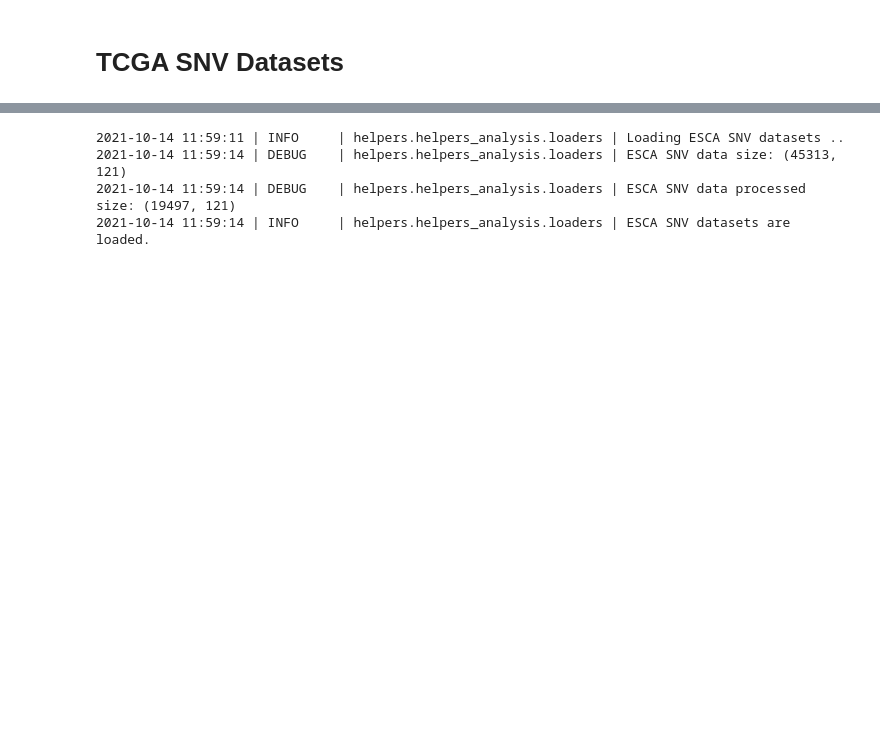
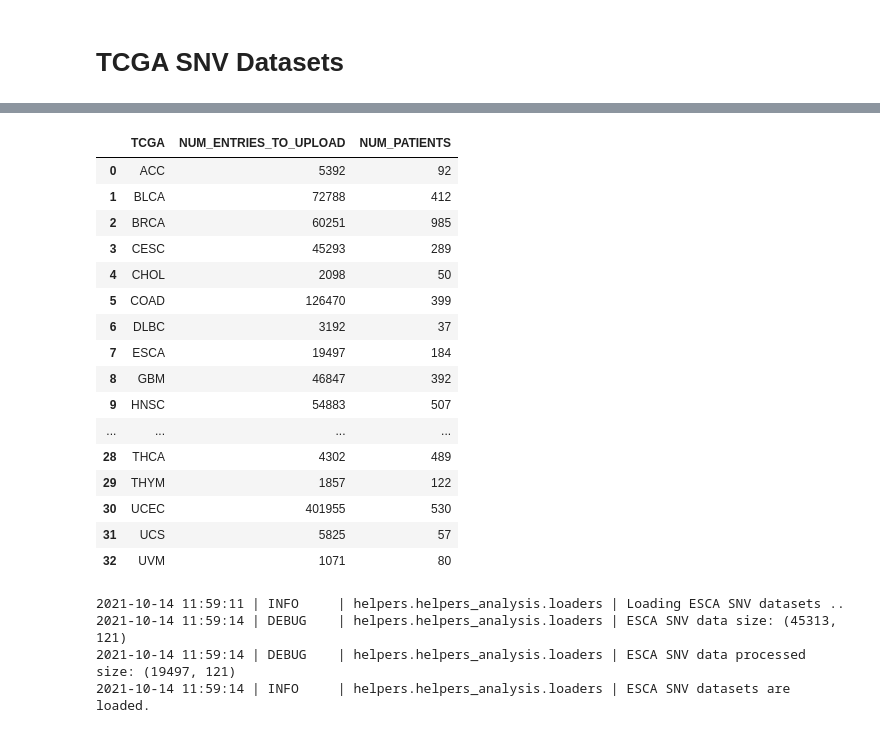
Before and after one commit to ibrahimberb/Predicting-Mutation-Effects, a Jupyter notebook: src/tables/SNV_datasets.ipynb, the cells around one changed output, grey strips where cells are left out. Cells and saved outputs as stored; diff of their text form; code cells hidden in the pictures; blank space fills up the shorter version.

```diff
--- a/src/tables/SNV_datasets.ipynb
+++ b/src/tables/SNV_datasets.ipynb
@@ -57,17 +51,0 @@ pattern = re.compile(r"^SNV_(\w+)_hg38_2021-09-22.csv$")
-# %%
-for snv_file in os.listdir(SNV_COMMON_PATH):
-    snv_path = op.join(SNV_COMMON_PATH, snv_file)
-
-    info = {}
-    tcga = pattern.match(snv_file).group(1)
-
-    print(f"TCGA: {tcga}")
-    load_snv_datasets(tcga, snv_path, info)
-
-    print("Number of patients: {}".format(
-        info[f'{tcga}_snv_data_simplified']["Tumor_Sample_Barcode"].nunique()
-        )
-    )
-
-    del info
-    print('- - -')
@@ -91,0 +52,22 @@ Number of patients: 80
+# %%
+summary_data_entries = []
+for snv_file in os.listdir(SNV_COMMON_PATH):
+    snv_path = op.join(SNV_COMMON_PATH, snv_file)
+
+    info = {}
+    tcga = pattern.match(snv_file).group(1)
+
+    print(f"TCGA: {tcga}")
+    load_snv_datasets(tcga, snv_path, info)
+
+    num_patients = info[f'{tcga}_snv_data_simplified']["Tumor_Sample_Barcode"].nunique()
+    num_entries_to_be_uploaded = len(info[f'{tcga}_snv_data_simplified'])
+    print(f"Number of patients: {num_patients}")
+    print(f"Number of entries to be uploaded to ELASPIC: {num_entries_to_be_uploaded}")
+
+    summary_data_entries.append(
+        (tcga, num_entries_to_be_uploaded, num_patients)
+    )
+
+    del info
+    print('- - -')
@@ -91,0 +92,21 @@ Number of patients: 80
+# %%
+snv_entries_patients_summary_data = pd.DataFrame(summary_data_entries, columns=["TCGA", "NUM_ENTRIES_TO_UPLOAD", "NUM_PATIENTS"])
+snv_entries_patients_summary_data
+# %% [output]
+|  | TCGA | NUM_ENTRIES_TO_UPLOAD | NUM_PATIENTS |
+| 0 | ACC | 5392 | 92 |
+| 1 | BLCA | 72788 | 412 |
+| 2 | BRCA | 60251 | 985 |
+| 3 | CESC | 45293 | 289 |
+| 4 | CHOL | 2098 | 50 |
+| 5 | COAD | 126470 | 399 |
+| 6 | DLBC | 3192 | 37 |
+| 7 | ESCA | 19497 | 184 |
+| 8 | GBM | 46847 | 392 |
+| 9 | HNSC | 54883 | 507 |
+| ... | ... | ... | ... |
+| 28 | THCA | 4302 | 489 |
+| 29 | THYM | 1857 | 122 |
+| 30 | UCEC | 401955 | 530 |
+| 31 | UCS | 5825 | 57 |
+| 32 | UVM | 1071 | 80 |
```
Also changed, not shown: parts of 7 cells of this notebook.
